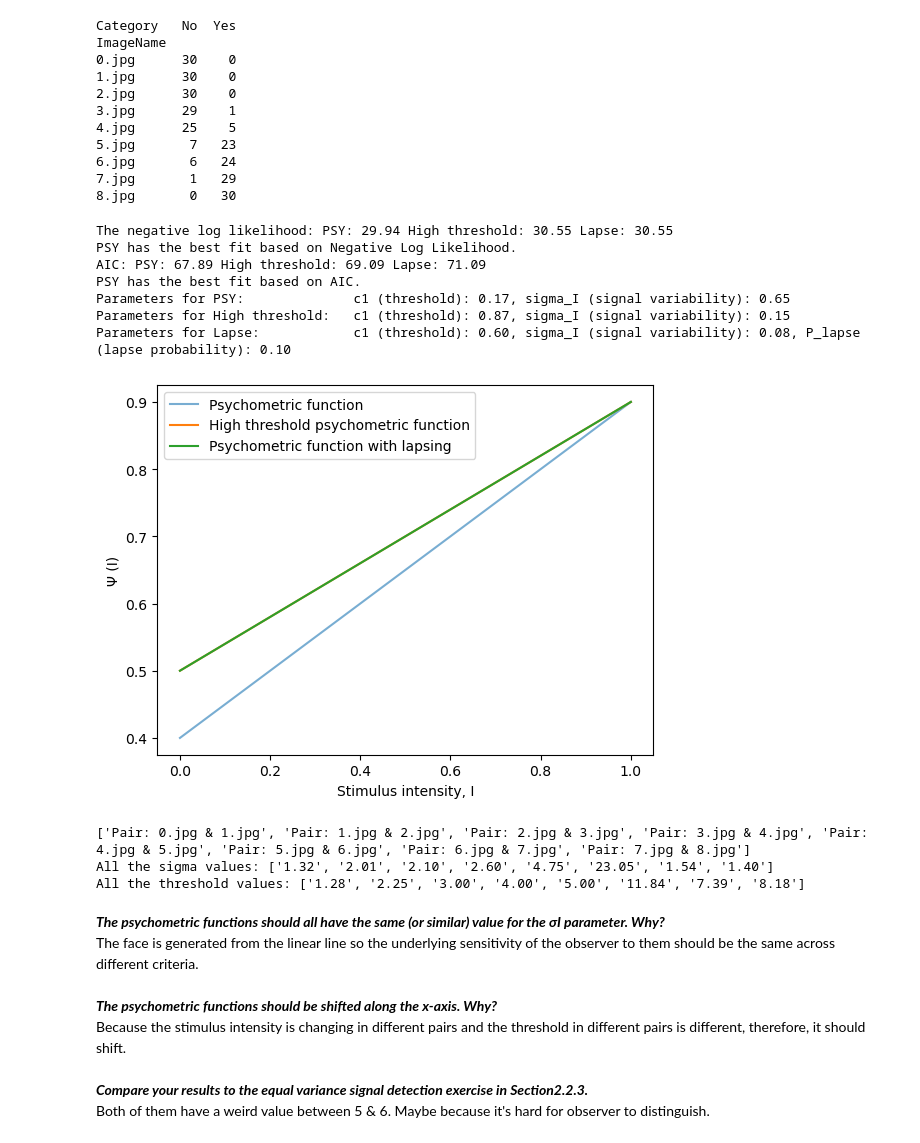
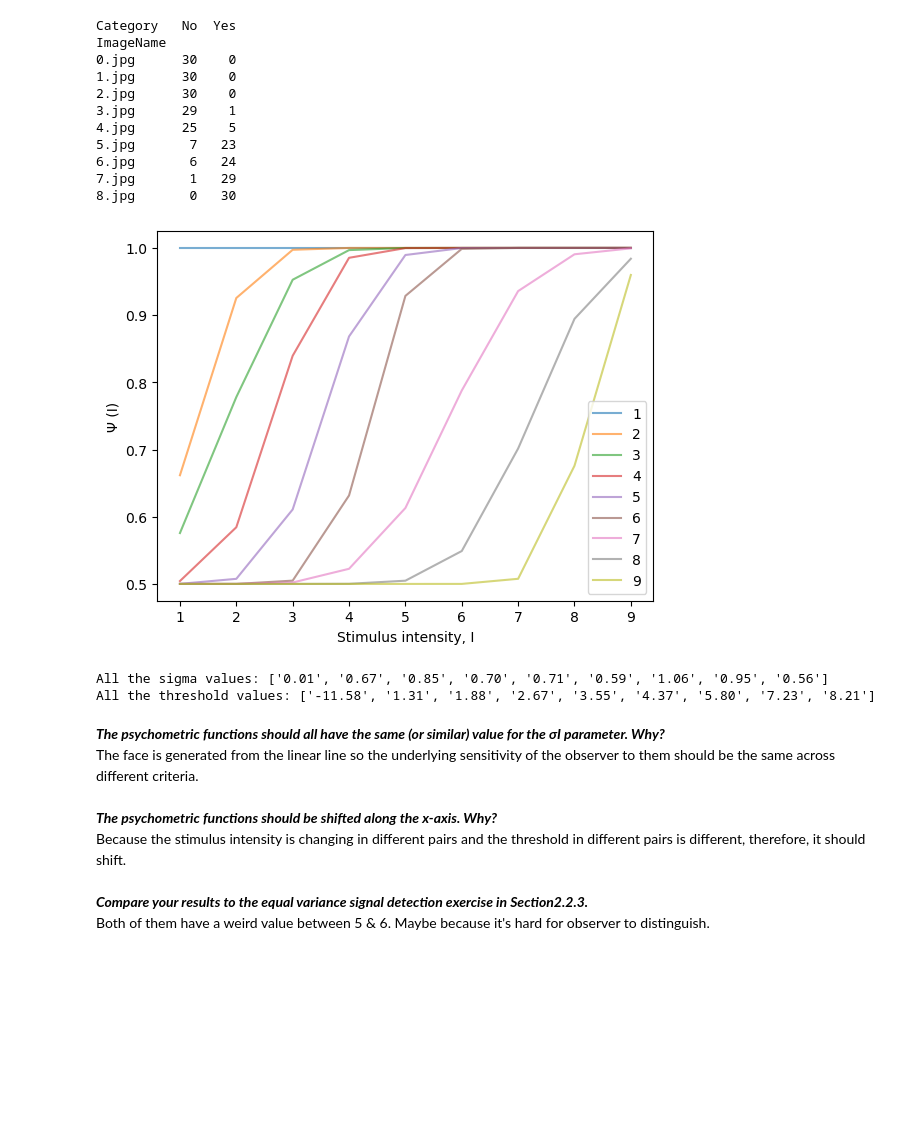
Before and after one commit to tinghui8576/Synthetic-images-Generate, a Jupyter notebook: psychometric.ipynb, the cells around one changed output. Saved outputs shown, nothing was run; the diff lists cells and outputs as text; code cells hidden in the pictures; blank space fills up the shorter version.

```diff
--- a/psychometric.ipynb
+++ b/psychometric.ipynb
@@ -205,52 +205,42 @@ ImageName
 6.jpg       6   24
 7.jpg       1   29
 8.jpg       0   30
-# %%
-result_psy, result_ht, result_lapse = psyfunctions(Is_face, N_yes_face, experiments)
-parameter(result_psy, result_ht, result_lapse)
-ps_plot(Is_face, result_psy, result_ht, result_lapse, P_guess)
-# %% [output]
-The negative log likelihood: PSY: 29.94 High threshold: 30.55 Lapse: 30.55
-PSY has the best fit based on Negative Log Likelihood.
-AIC: PSY: 67.89 High threshold: 69.09 Lapse: 71.09
-PSY has the best fit based on AIC.
-Parameters for PSY:              c1 (threshold): 0.17, sigma_I (signal variability): 0.65
-Parameters for High threshold:   c1 (threshold): 0.87, sigma_I (signal variability): 0.15
-Parameters for Lapse:            c1 (threshold): 0.60, sigma_I (signal variability): 0.08, P_lapse (lapse probability): 0.10
-[figure, removed]
 # %%
-criterions = [1, 2, 3, 4, 5, 6, 7, 8]
-rating_counts = merged_df.groupby(['ImageName', 'Rating']).size().unstack(fill_value=0)
+Is_face = [1, 2, 3, 4, 5, 6, 7, 8, 9]
 
-image_names = rating_counts.index.tolist()
 pairs = []
 results = []
-for idx in range(0, len(image_names) - 1, 1):
-    image1 = image_names[idx]
-    image2 = image_names[idx + 1]
-    c = criterions[idx]
-
-    image1_ratings = rating_counts.loc[image1]
-    image2_ratings = rating_counts.loc[image2]
-
-
-    yes_1 = image1_ratings[image1_ratings.index > c].sum()
-    yes_2 = image2_ratings[image2_ratings.index > c].sum()
-    Is_face = np.array([idx,idx+1])
-    N_yes_face= np.array([yes_1, yes_2])
-
+for c in Is_face:
+    data['Binary'] = np.where(data['Rating'] >= c, 1, 0)
+    binary_counts = data.groupby(['ImageName', 'Binary']).size().unstack(fill_value=0)
+    N_yes_face = np.array(binary_counts.get(1).values)
 
     result_psy, result_ht, result_lapse = psyfunctions(Is_face, N_yes_face, experiments)
+    #ps_plot(Is_face, result_psy, result_ht, result_lapse, P_guess)
 
     results.append(result_psy)
-    pairs.append(f"Pair: {image1} & {image2}")
-print([f"{s}" for s in pairs])
+
+for id, psy in enumerate(results):
+    c_est, sigma_est = psy.x
+    Ps_htpsy = []
+
+    for i in range(len(Is_face)):
+        P_htpsy = (1-P_guess) * norm.cdf((Is_face[i]-c_est) / sigma_est) + P_guess
+        Ps_htpsy.append(P_htpsy)
+    plt.plot(Is_face, Ps_htpsy,  alpha=0.6, label=Is_face[id])
+
+plt.xlabel('Stimulus intensity, I')
+plt.ylabel('Ψ (I)')
+plt.legend()
+plt.show()
+#     pairs.append(f"Pair: {image1} & {image2}")
+# print([f"{s}" for s in pairs])
 print("All the sigma values:", [f"{s.x[1]:.2f}" for s in results])
 print("All the threshold values:", [f"{s.x[0]:.2f}" for s in results])
 # %% [output]
+[figure, added]
-['Pair: 0.jpg & 1.jpg', 'Pair: 1.jpg & 2.jpg', 'Pair: 2.jpg & 3.jpg', 'Pair: 3.jpg & 4.jpg', 'Pair: 4.jpg & 5.jpg', 'Pair: 5.jpg & 6.jpg', 'Pair: 6.jpg & 7.jpg', 'Pair: 7.jpg & 8.jpg']
-All the sigma values: ['1.32', '2.01', '2.10', '2.60', '4.75', '23.05', '1.54', '1.40']
-All the threshold values: ['1.28', '2.25', '3.00', '4.00', '5.00', '11.84', '7.39', '8.18']
+All the sigma values: ['0.01', '0.67', '0.85', '0.70', '0.71', '0.59', '1.06', '0.95', '0.56']
+All the threshold values: ['-11.58', '1.31', '1.88', '2.67', '3.55', '4.37', '5.80', '7.23', '8.21']
 # %% [markdown]
 ***The psychometric functions should all have the same (or similar) value for the σI parameter. Why?*** \
 The face is generated from the linear line so the underlying sensitivity of the observer to them should be the same across different criteria. \
```
Also changed, not shown: parts of 1 cell of this notebook.
